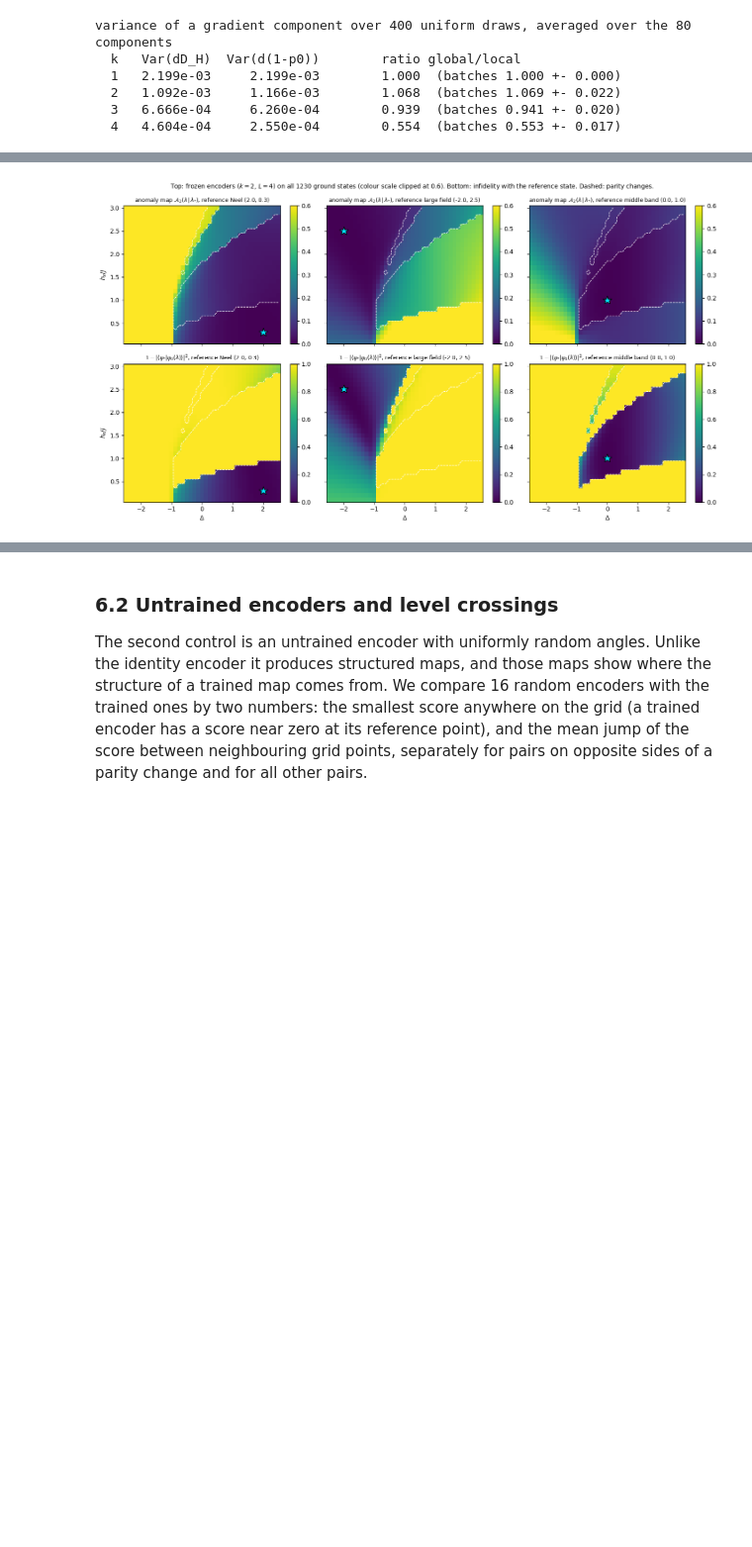
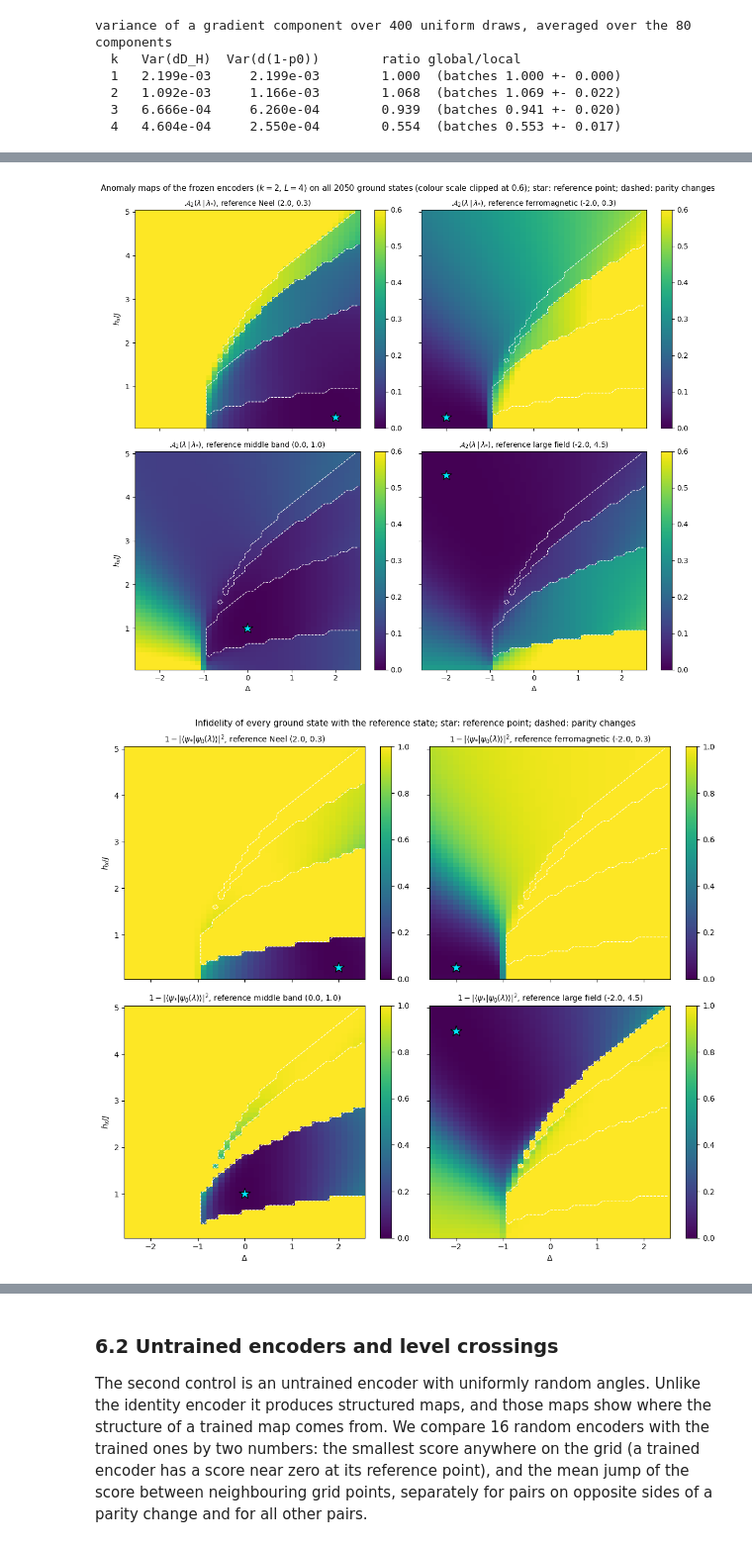
Before and after one commit to MarcinPlodzien/quantum-many-body-simulation, a Jupyter notebook: ch11_variational_quantum_circuits/45b_quantum_anomaly_detection_phase_boundaries.ipynb, the cells around one changed output, grey strips where cells are left out. Shown at 99% size. Cells and saved outputs as stored; diff of their text form; code cells hidden in the pictures; blank space fills up the shorter version.

Commit message:
Notebook 45b: transition cut at Delta = -2; full autoencoder figure

```diff
--- a/ch11_variational_quantum_circuits/45b_quantum_anomaly_detection_phase_boundaries.ipynb
+++ b/ch11_variational_quantum_circuits/45b_quantum_anomaly_detection_phase_boundaries.ipynb
@@ -650,7 +660,7 @@ reproduces the engine's restarted Lanczos to ten digits in energy and to twelve
 # ==============================================================================
 # PARAMETERS
 DELTAS = np.round(np.linspace(-2.5, 2.5, 41), 6)      # anisotropy, spacing 0.125
-HXS = np.round(np.linspace(0.1, 3.0, 30), 6)          # transverse field / J, spacing 0.1 (h_x = 0 excluded, see text)
+HXS = np.round(np.linspace(0.1, 5.0, 50), 6)          # transverse field / J, spacing 0.1 (h_x = 0 excluded, see text)
 TIE = 1e-9                                            # sector energies closer than this count as degenerate -> P = +1
 
 DD, HH = np.meshgrid(DELTAS, HXS)                     # shape (n_h, n_Delta): rows = h_x, columns = Delta
@@ -748,7 +758,7 @@ NB[:, :-1] = np.maximum(NB[:, :-1], 1 - np.asarray(overlap2(PSI[:, :-1], PSI[:,
 NB[:-1, :] = np.maximum(NB[:-1, :], 1 - np.asarray(overlap2(PSI[:-1, :], PSI[1:, :])))
 
 for name, (d_, h_) in {"ferromagnetic  (-2.0, 0.3)": (-2.0, 0.3), "Neel           ( 2.0, 0.3)": (2.0, 0.3),
-                       "middle band    ( 0.0, 1.0)": (0.0, 1.0), "large field    (-2.0, 2.5)": (-2.0, 2.5)}.items():
+                       "middle band    ( 0.0, 1.0)": (0.0, 1.0), "large field    (-2.0, 4.5)": (-2.0, 4.5)}.items():
     i, j = grid_index(d_, h_)
     print(f"{name}:  <X> = {MX[i, j]:+.3f}   <ZZ> = {ZZC[i, j]:+.3f}   <YY> = {YYC[i, j]:+.3f}   "
           f"S_half = {SHALF[i, j]:.3f} bits   P = {PARITY[i, j]:+.0f}")
@@ -763,6 +773,15 @@ for d_ in (-1.25, -1.125, -1.0, -0.875, -0.75):
     i, j = grid_index(d_, 0.3)
     print(f"  Delta = {d_:+.3f}:  E1 - E0 in the even sector = {we[1] - we[0]:.4f}   neighbour infidelity "
           f"(to Delta + 0.125) = {1 - float(overlap2(PSI[i, j], PSI[i, j + 1])):.3f}")
+
+# the parity crossings along three lines of constant Delta, against the classical line of Section 3.1
+print("\nparity changes of the ground state along lines of constant Delta (midpoints of the grid intervals):")
+for d_ in (-2.0, 0.0, 2.0):
+    col = PARITY[:, grid_index(d_, 0.1)[1]]
+    x_par = HXS[:-1][np.diff(col) != 0] + 0.05
+    h_cl = f"{2 * J * np.sqrt(2 * (1 + d_)):.2f}" if d_ > -1 else "none"
+    print(f"  Delta = {d_:+.1f}: {len(x_par)} changes, at h_x = {', '.join(f'{x:.2f}' for x in x_par) or '-'};"
+          f"  classical line h_x^cl = {h_cl}")
 
 
 def draw_parity_lines(ax, color="w"):
@@ -1225,11 +1262,11 @@ random starts per point give the success fraction with its Wilson interval.
 # %%
 # ==============================================================================
-# STEP 7: success statistics at three reference points
+# STEP 7: success statistics at four reference points
 # ==============================================================================
 # PARAMETERS
 LR = 0.1                                               # from the bracket of Step 6
 R_RUNS = 12                                            # random starts per reference point
-REFS = {"Neel": (2.0, 0.3), "large field": (-2.0, 2.5), "middle band": (0.0, 1.0)}
+REFS = {"Neel": (2.0, 0.3), "ferromagnetic": (-2.0, 0.3), "middle band": (0.0, 1.0), "large field": (-2.0, 4.5)}
 
 ref_names = list(REFS)
 B = len(REFS) * R_RUNS
@@ -1324,23 +1365,38 @@ for r, name in enumerate(ref_names):
     assert excess < 1e-10                                                  # Eq. (9) at every grid point
     assert np.all(amp[PARITY != PARITY[i, j]] < 1e-8)                      # opposite parity: exactly orthogonal
 
-fig, axes = plt.subplots(2, 3, figsize=(14.5, 8.0), sharex=True, sharey=True)
-for r, name in enumerate(ref_names):
-    d_, h_ = REFS[name]
-    for row, (data, lab, vmax) in enumerate([(A_BEST[r], r"anomaly map $\mathcal{A}_2(\lambda\,|\,\lambda_{*})$", 0.6),
-                                             (1 - OVL[name], r"$1-|\langle\psi_{*}|\psi_0(\lambda)\rangle|^2$", 1.0)]):
-        ax = axes[row, r]
-        im = ax.pcolormesh(DELTAS, HXS, data, shading="nearest", cmap="viridis", vmin=0, vmax=vmax)
+# mean scores of each encoder over three regions of Section 3.2, and the Neel encoder between the crossings of Delta = 2
+REGIONS = {"ferromagnetic (Delta <= -1.25, h_x <= 1)": (DD <= -1.25) & (HH <= 1.0),
+           "large field (Delta <= -1.25, h_x >= 3.5)": (DD <= -1.25) & (HH >= 3.5),
+           "odd-parity points (P = -1)": PARITY < 0}
+print(f"\n{'mean score over':>42s} " + " ".join(f"{n:>13s}" for n in ref_names))
+for lab, msk in REGIONS.items():
+    print(f"{lab:>42s} " + " ".join(f"{A_BEST[r][msk].mean():13.3f}" for r in range(len(REFS))))
+col2 = grid_index(2.0, 0.1)[1]
+edges = np.concatenate([[0], np.where(np.diff(PARITY[:, col2]) != 0)[0] + 1, [len(HXS)]])
+print("Neel encoder along Delta = 2, between successive parity changes: " + ";  ".join(
+    f"h_x {HXS[a]:.1f}-{HXS[b - 1]:.1f}: {A_BEST[0][a:b, col2].min():.3f}-{A_BEST[0][a:b, col2].max():.3f}"
+    for a, b in zip(edges[:-1], edges[1:])))
+
+for data_of, lab, vmax, sup in [
+        (lambda r, name: A_BEST[r], r"$\mathcal{A}_2(\lambda\,|\,\lambda_{*})$", 0.6,
+         f"Anomaly maps of the frozen encoders ($k=2$, $L={LAYERS}$) on all {n_pts} ground states "
+         "(colour scale clipped at 0.6)"),
+        (lambda r, name: 1 - OVL[name], r"$1-|\langle\psi_{*}|\psi_0(\lambda)\rangle|^2$", 1.0,
+         "Infidelity of every ground state with the reference state")]:
+    fig, axes = plt.subplots(2, 2, figsize=(11.5, 10.0), sharex=True, sharey=True)
+    for r, name in enumerate(ref_names):
+        ax = axes.flat[r]
+        im = ax.pcolormesh(DELTAS, HXS, data_of(r, name), shading="nearest", cmap="viridis", vmin=0, vmax=vmax)
         draw_parity_lines(ax)
-        ax.plot(d_, h_, "*", ms=15, color="#00e5ff", mec="k")
-        ax.set_title(f"{lab}, reference {name} {REFS[name]}", fontsize=9)
+        ax.plot(*REFS[name], "*", ms=15, color="#00e5ff", mec="k")
+        ax.set_title(f"{lab}, reference {name} {REFS[name]}", fontsize=10)
         ax.grid(False)
         fig.colorbar(im, ax=ax)
-for ax in axes[:, 0]:
-    ax.set_ylabel(r"$h_x/J$")
-for ax in axes[1, :]:
-    ax.set_xlabel(r"$\Delta$")
-fig.suptitle(f"Top: frozen encoders ($k=2$, $L={LAYERS}$) on all {n_pts} ground states (colour scale clipped at 0.6). "
-             "Bottom: infidelity with the reference state. Dashed: parity changes.", fontsize=10)
-fig.tight_layout(); plt.show()
+    for ax in axes[:, 0]:
+        ax.set_ylabel(r"$h_x/J$")
+    for ax in axes[1, :]:
+        ax.set_xlabel(r"$\Delta$")
+    fig.suptitle(sup + "; star: reference point; dashed: parity changes", fontsize=11)
+    fig.tight_layout(); plt.show()
 # %% [output]
@@ -1353,2 +1416,3 @@ fig.tight_layout(); plt.show()
-[figure, old version]
+[figure, new version]
+[figure, added]
 # %% [markdown]
```
Also changed, not shown: parts of 28 cells of this notebook, 3 other files.
